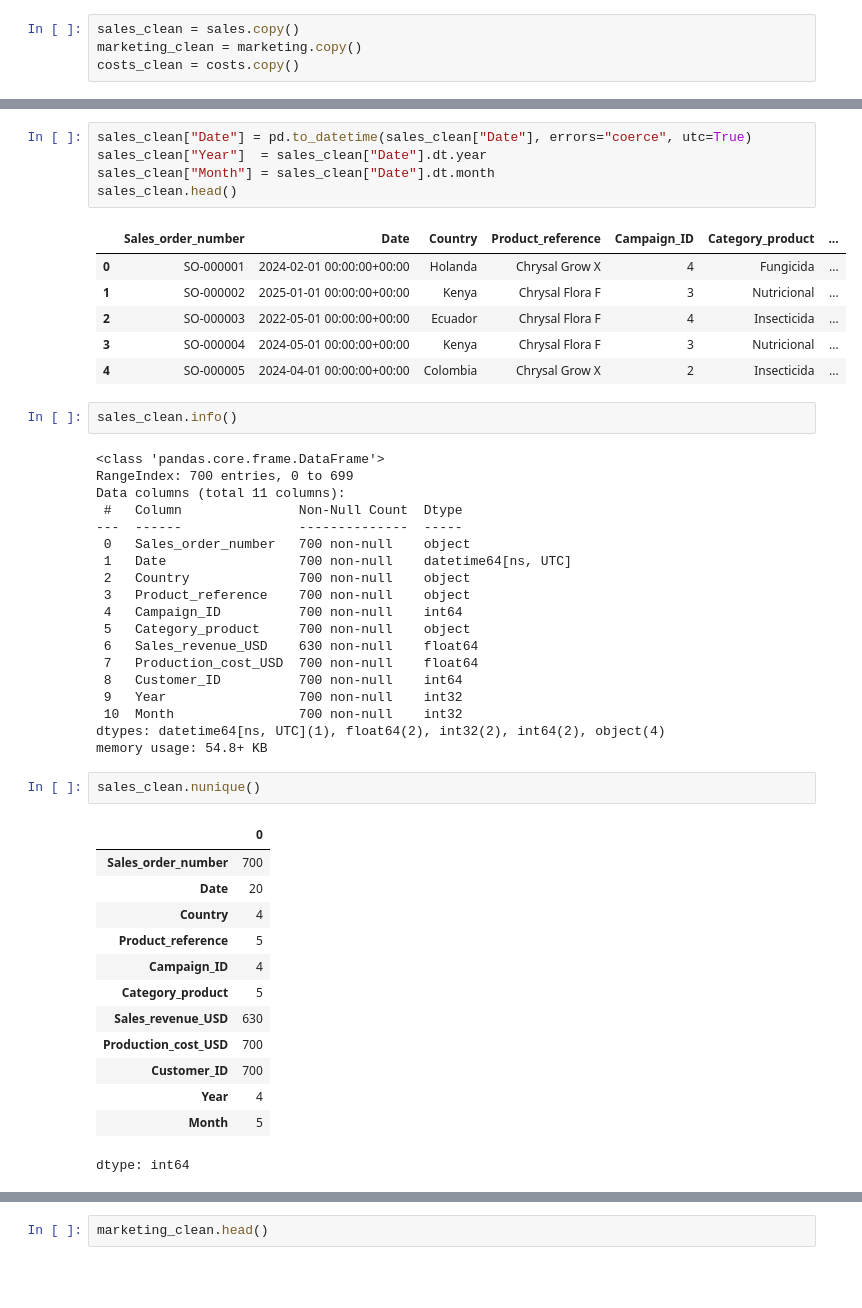
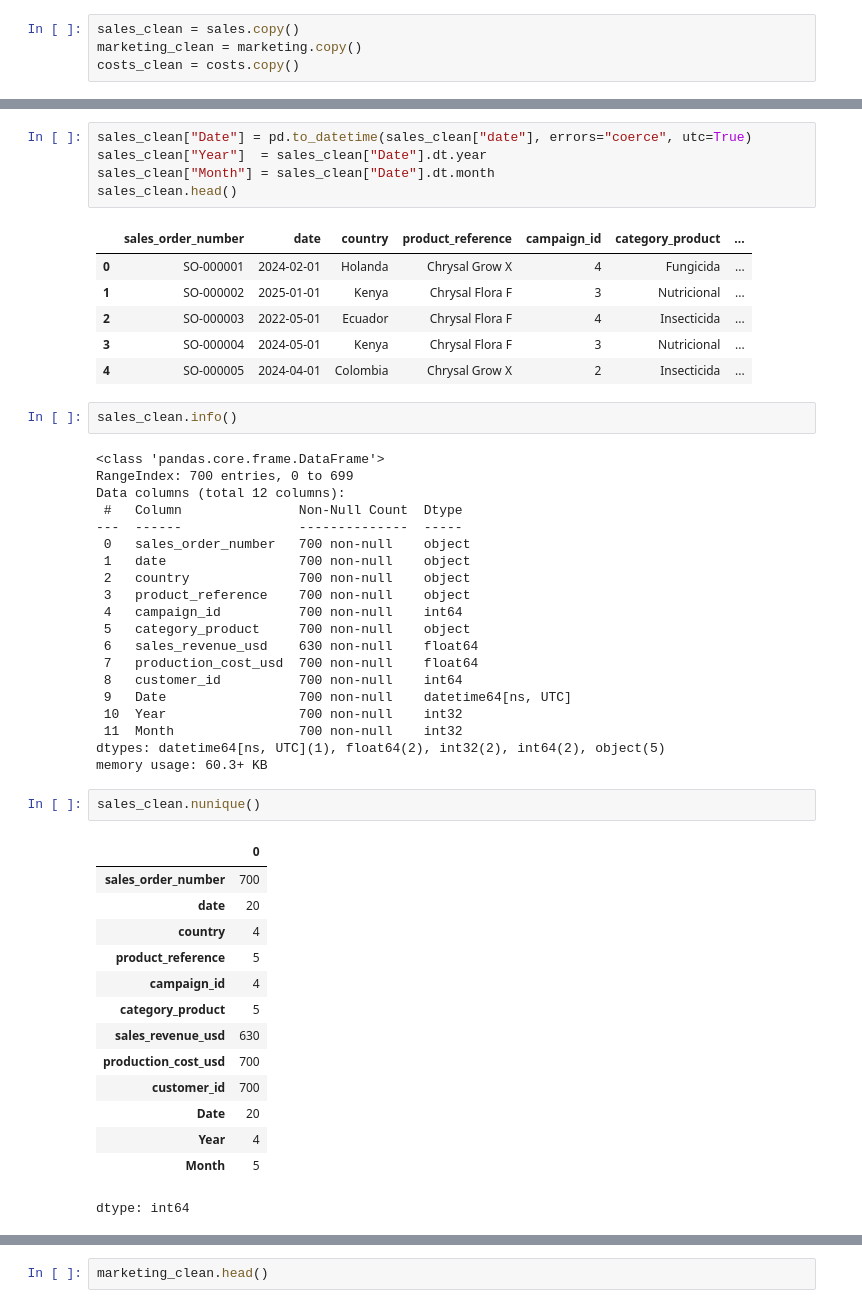
Before and after one commit to alexsandoval05/Revenue-sustainability-Chrysal, a Jupyter notebook: chrysal_profit_sustainability.ipynb, the cells around one changed output, grey strips where cells are left out. Drawn from its saved outputs; the diff is of its cells as text; blank space fills up the shorter version.

```diff
--- a/chrysal_profit_sustainability.ipynb
+++ b/chrysal_profit_sustainability.ipynb
@@ -28,51 +28,53 @@ sales_clean.head()
 | 3 | SO-000004 | 2024-05-01 | Kenya | Chrysal Flora F | 3 | Nutricional | ... |
 | 4 | SO-000005 | 2024-04-01 | Colombia | Chrysal Grow X | 2 | Insecticida | ... |
 # %%
-sales_clean["Date"] = pd.to_datetime(sales_clean["Date"], errors="coerce", utc=True)
+sales_clean["Date"] = pd.to_datetime(sales_clean["date"], errors="coerce", utc=True)
 sales_clean["Year"]  = sales_clean["Date"].dt.year
 sales_clean["Month"] = sales_clean["Date"].dt.month
 sales_clean.head()
 # %% [output]
-|  | Sales_order_number | Date | Country | Product_reference | Campaign_ID | Category_product | ... |
-| 0 | SO-000001 | 2024-02-01 00:00:00+00:00 | Holanda | Chrysal Grow X | 4 | Fungicida | ... |
-| 1 | SO-000002 | 2025-01-01 00:00:00+00:00 | Kenya | Chrysal Flora F | 3 | Nutricional | ... |
-| 2 | SO-000003 | 2022-05-01 00:00:00+00:00 | Ecuador | Chrysal Flora F | 4 | Insecticida | ... |
-| 3 | SO-000004 | 2024-05-01 00:00:00+00:00 | Kenya | Chrysal Flora F | 3 | Nutricional | ... |
-| 4 | SO-000005 | 2024-04-01 00:00:00+00:00 | Colombia | Chrysal Grow X | 2 | Insecticida | ... |
+|  | sales_order_number | date | country | product_reference | campaign_id | category_product | ... |
+| 0 | SO-000001 | 2024-02-01 | Holanda | Chrysal Grow X | 4 | Fungicida | ... |
+| 1 | SO-000002 | 2025-01-01 | Kenya | Chrysal Flora F | 3 | Nutricional | ... |
+| 2 | SO-000003 | 2022-05-01 | Ecuador | Chrysal Flora F | 4 | Insecticida | ... |
+| 3 | SO-000004 | 2024-05-01 | Kenya | Chrysal Flora F | 3 | Nutricional | ... |
+| 4 | SO-000005 | 2024-04-01 | Colombia | Chrysal Grow X | 2 | Insecticida | ... |
 # %%
 sales_clean.info()
 # %% [output]
 <class 'pandas.core.frame.DataFrame'>
 RangeIndex: 700 entries, 0 to 699
-Data columns (total 11 columns):
+Data columns (total 12 columns):
  #   Column               Non-Null Count  Dtype
 ---  ------               --------------  -----
- 0   Sales_order_number   700 non-null    object
- 1   Date                 700 non-null    datetime64[ns, UTC]
- 2   Country              700 non-null    object
- 3   Product_reference    700 non-null    object
- 4   Campaign_ID          700 non-null    int64
- 5   Category_product     700 non-null    object
- 6   Sales_revenue_USD    630 non-null    float64
- 7   Production_cost_USD  700 non-null    float64
- 8   Customer_ID          700 non-null    int64
- 9   Year                 700 non-null    int32
- 10  Month                700 non-null    int32
-dtypes: datetime64[ns, UTC](1), float64(2), int32(2), int64(2), object(4)
-memory usage: 54.8+ KB
+ 0   sales_order_number   700 non-null    object
+ 1   date                 700 non-null    object
+ 2   country              700 non-null    object
+ 3   product_reference    700 non-null    object
+ 4   campaign_id          700 non-null    int64
+ 5   category_product     700 non-null    object
+ 6   sales_revenue_usd    630 non-null    float64
+ 7   production_cost_usd  700 non-null    float64
+ 8   customer_id          700 non-null    int64
+ 9   Date                 700 non-null    datetime64[ns, UTC]
+ 10  Year                 700 non-null    int32
+ 11  Month                700 non-null    int32
+dtypes: datetime64[ns, UTC](1), float64(2), int32(2), int64(2), object(5)
+memory usage: 60.3+ KB
 # %%
 sales_clean.nunique()
 # %% [output]
 |  | 0 |
-| Sales_order_number | 700 |
+| sales_order_number | 700 |
+| date | 20 |
+| country | 4 |
+| product_reference | 5 |
+| campaign_id | 4 |
+| category_product | 5 |
+| sales_revenue_usd | 630 |
+| production_cost_usd | 700 |
+| customer_id | 700 |
 | Date | 20 |
-| Country | 4 |
-| Product_reference | 5 |
-| Campaign_ID | 4 |
-| Category_product | 5 |
-| Sales_revenue_USD | 630 |
-| Production_cost_USD | 700 |
-| Customer_ID | 700 |
 | Year | 4 |
 | Month | 5 |
 dtype: int64
```
Also changed, not shown: parts of 27 cells of this notebook.
